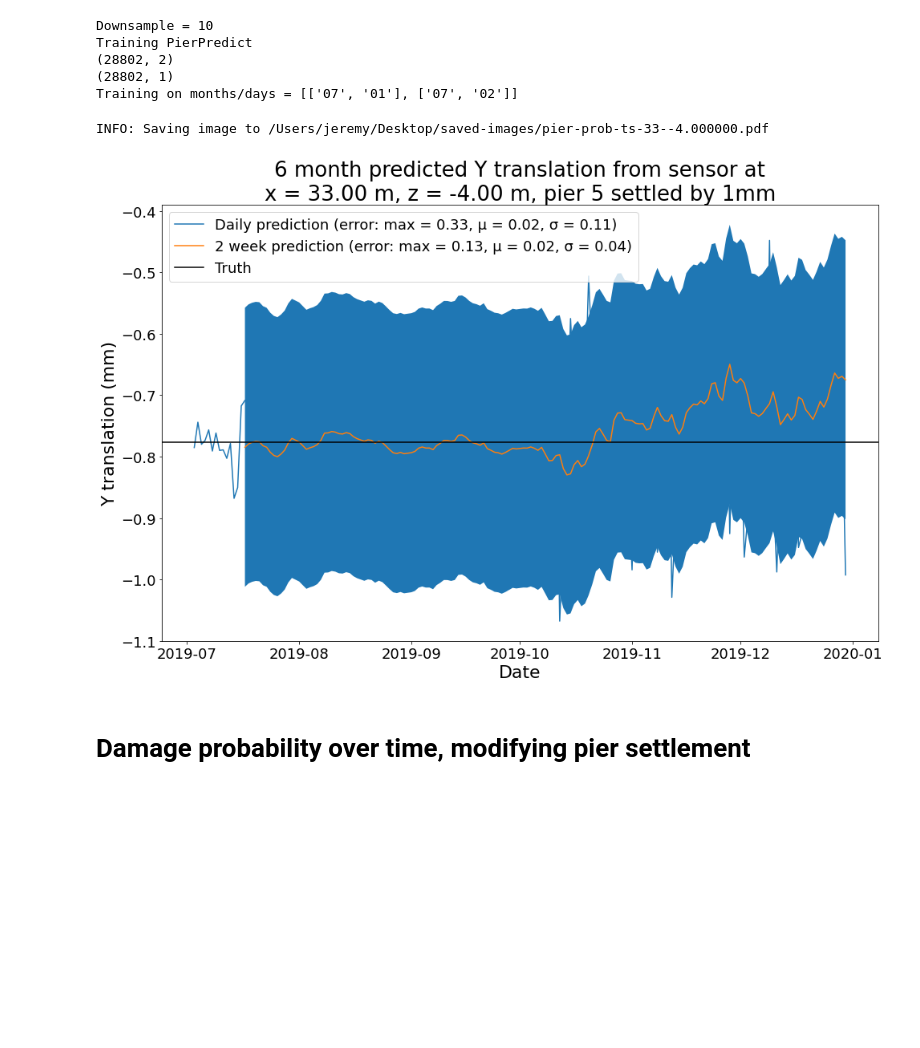
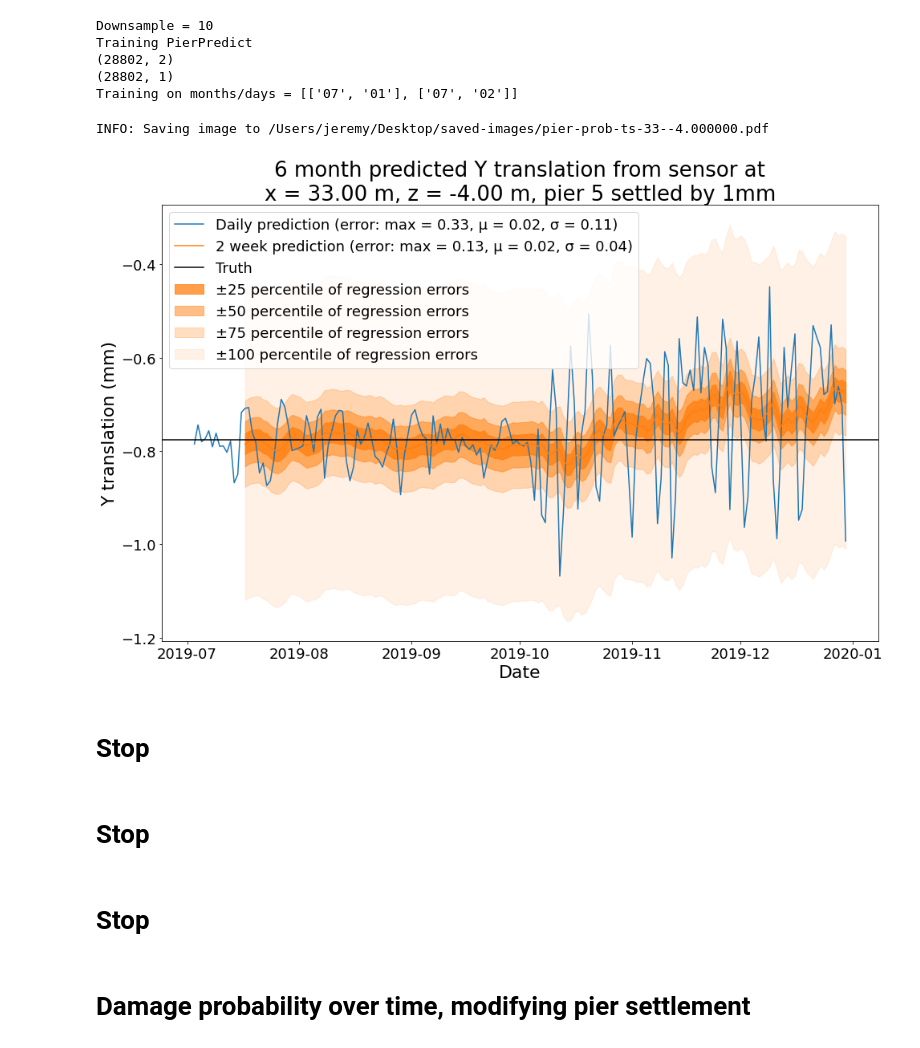
Before and after one commit to jerbaroo/bridge-sim, a Jupyter notebook: notebooks/q1q2.ipynb, the cells around one changed output. Cells and saved outputs as stored; diff of their text form; code cells hidden in the pictures; blank space fills up the shorter version.

```diff
--- a/notebooks/q1q2.ipynb
+++ b/notebooks/q1q2.ipynb
@@ -661,7 +661,7 @@ def regress_and_errors(x, y):
     lr = LinearRegression().fit(x.reshape(-1, 1), y)
     errors = []
     for x_, y_ in zip(x, y):
-        errors.append(abs(y - lr.predict([[x_]])[0]))
+        errors.append(abs(y_ - lr.predict([[x_]])[0]))
     return lr, np.array(errors)
 
 
@@ -679,8 +679,9 @@ plt.xticks(rotation=30)
 plt.title("Y translation in 2018")
 plt.subplot(2, 2, 3)
 plt.scatter(regress_temps_2018, regress_y_2018, label="Mean daily values")
-lr_y_2018, errors = regress_and_errors(regress_temps_2018, regress_y_2018)
-lr_y_std = np.std(errors)
+lr_y_2018, errors_lr_y = regress_and_errors(regress_temps_2018, regress_y_2018)
+print(f"Max = {np.max(errors_lr_y)}, mean = {np.mean(errors_lr_y)}, std = {np.std(errors_lr_y)}")
+# lr_y_std = np.std(errors)
 x = np.linspace(min(regress_temps_2018), max(regress_temps_2018), 100).reshape(-1, 1)
 plt.plot(x, lr_y_2018.predict(x), color="tab:orange", label="Linear regression")
 plt.legend()
@@ -718,7 +720,9 @@ plt.xticks(rotation=30)
 plt.title("Microstrain in 2018")
 plt.subplot(2, 2, 3)
 plt.scatter(regress_temps_2018, regress_s_2018 * 1E6, label="Mean daily values")
-lr_s_2018 = LinearRegression().fit(regress_temps_2018.reshape(-1, 1), regress_s_2018)
+# lr_s_2018 = LinearRegression().fit(regress_temps_2018.reshape(-1, 1), regress_s_2018)
+lr_s_2018, errors_lr_s = regress_and_errors(regress_temps_2018, regress_s_2018)
+print(f"Max = {np.max(errors_lr_s)}, mean = {np.mean(errors_lr_s)}, std = {np.std(errors_lr_s)}")
 x = np.linspace(min(regress_temps_2018), max(regress_temps_2018), 100).reshape(-1, 1)
 plt.plot(x, lr_s_2018.predict(x) * 1E6, color="tab:orange", label="Linear regression")
 plt.legend()
@@ -1018,35 +1023,47 @@ Training PierPredict
 (28802, 2)
 (28802, 1)
 Training on months/days = [['07', '01'], ['07', '02']]
+# %%
+def plot_percentiles(x, y, errors, percentiles=[25, 50, 75, 100], alphas=[0.75, 0.5, 0.25, 0.1], color="tab:orange"):
+    for percentile, alpha in zip(percentiles, alphas):
+        delta_y = np.percentile(errors, percentile)
+        plt.fill_between(x, y + delta_y, y - delta_y, alpha=alpha, color=color, label=f"±{percentile} percentile of regression errors")
+#         plt.plot(x, y - delta_y)
 # %%
 plt.landscape()
-c_i = 0 # Only one classifier.
-days = 14 # Number of days for robust estimator.
+c_i = 0  # Only one classifier.
+days = 14  # Number of days for robust estimator.
 healthy_pred = np.array(results[c_i]).T[0]
 pier_pred = np.array(results[c_i]).T[1]
 healthy_robust, pier_robust = [], []
 for i in range(days, len(healthy_pred)):
     healthy_robust.append(np.mean(healthy_pred[i-days:i]))
     pier_robust.append(np.mean(pier_pred[i-days:i]))
 
 # plt.plot(result_days, healthy_pred, label="Healthy (daily prediction)")
 # plt.plot(result_days[days:], healthy_robust, color="tab:blue", linestyle="dashed", label="Healthy (2 week prediction)")
 # plt.axhline(np.median(y_h), color="tab:blue", linestyle="dotted", label="Healthy (truth)")
 truth = np.median(y_p)
 daily_error = np.array(pier_pred) - truth
 robust_error = np.array(pier_robust) - truth
 plt.plot(result_days, pier_pred, color="tab:blue", label=f"Daily prediction (error: max = {np.max(daily_error):.2f}, μ = {np.mean(daily_error):.2f}, σ = {np.std(daily_error):.2f})")
 plt.plot(result_days[days:], pier_robust, color="tab:orange", label=f"2 week prediction (error: max = {np.max(robust_error):.2f}, μ = {np.mean(robust_error):.2f}, σ = {np.std(robust_error):.2f})")
-plt.fill_between(result_days[days:], pier_robust - lr_y_std, pier_robust + lr_y_std)
+plot_percentiles(result_days[days:], pier_robust, errors_lr_y)
 plt.axhline(truth, color="black", label="Truth")
 plt.legend()
 plt.ylabel("Y translation (mm)")
 plt.xlabel("Date")
 plt.title(f"6 month predicted Y translation from sensor at\nx = {sensor_point.x:.2f} m, z = {sensor_point.z:.2f} m, pier 5 settled by 1mm")
 plt.savefig(os.path.join(IMAGE_PATH, f"pier-prob-ts-{sensor_point.x:.0f}-{sensor_point.z:0f}.pdf"))
 # %% [output]
 INFO: Saving image to /Users/jeremy/Desktop/saved-images/pier-prob-ts-33--4.000000.pdf
-[figure, old version]
+[figure, new version]
+# %% [markdown]
+# Stop
+# %% [markdown]
+# Stop
+# %% [markdown]
+# Stop
 # %% [markdown]
 # Damage probability over time, modifying pier settlement
 # %%
```
Also changed, not shown: parts of 8 cells of this notebook, 3 other files.
